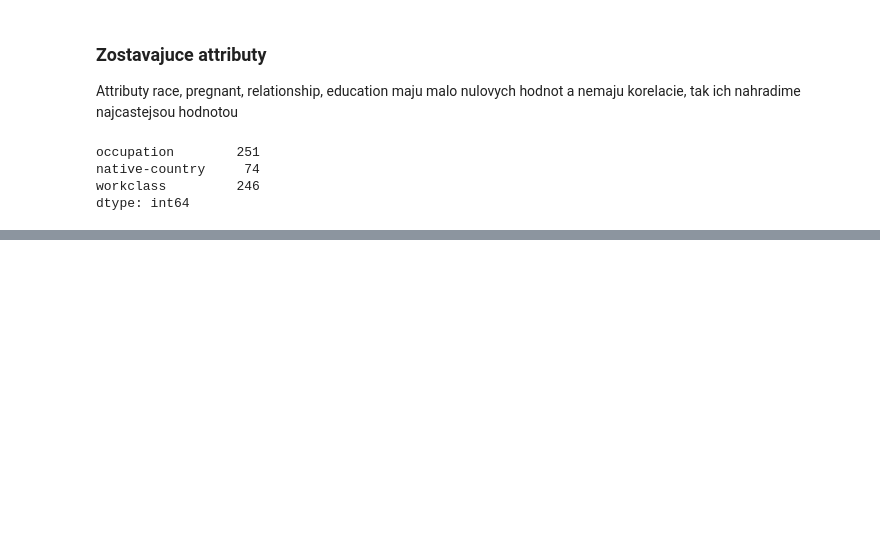
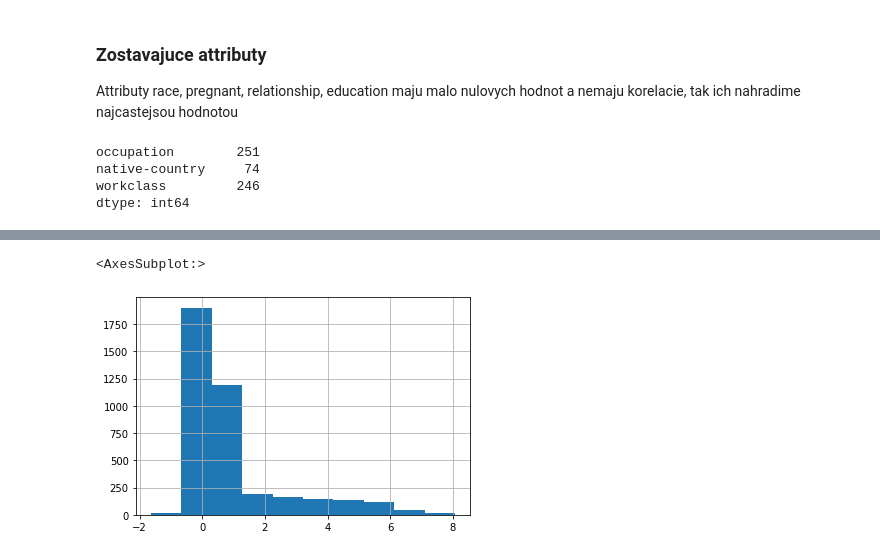
Before and after one commit to SzMatej/IAU_2020-2021, a Jupyter notebook: Project_phase_2.ipynb, the cells around one changed output, grey strips where cells are left out. Drawn from its saved outputs; the diff is of its cells as text; code cells hidden in the pictures; blank space fills up the shorter version.

```diff
--- a/Project_phase_2.ipynb
+++ b/Project_phase_2.ipynb
@@ -870,0 +891,5 @@ dtype: int64
+# %%
+data['kurtosis_glucose'].hist()
+# %% [output]
+<AxesSubplot:>
+[figure, added]
```
Also changed, not shown: parts of 21 cells of this notebook.
